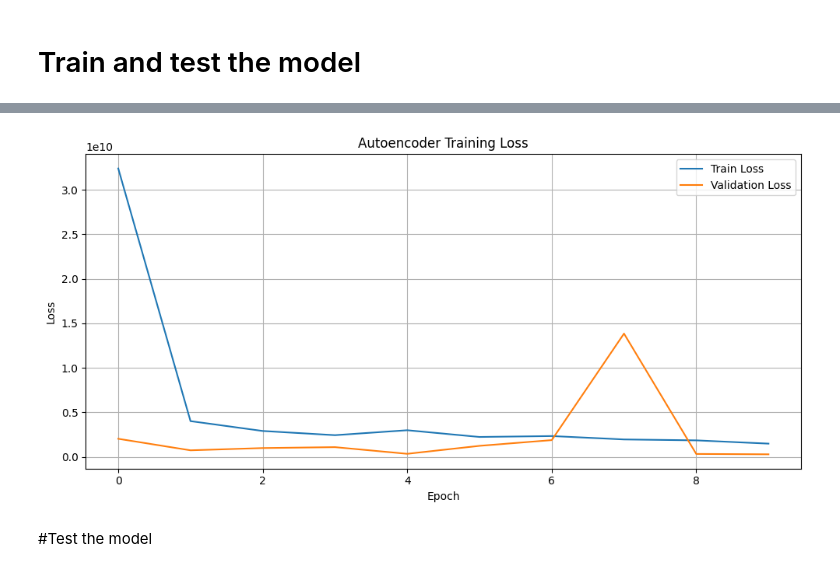
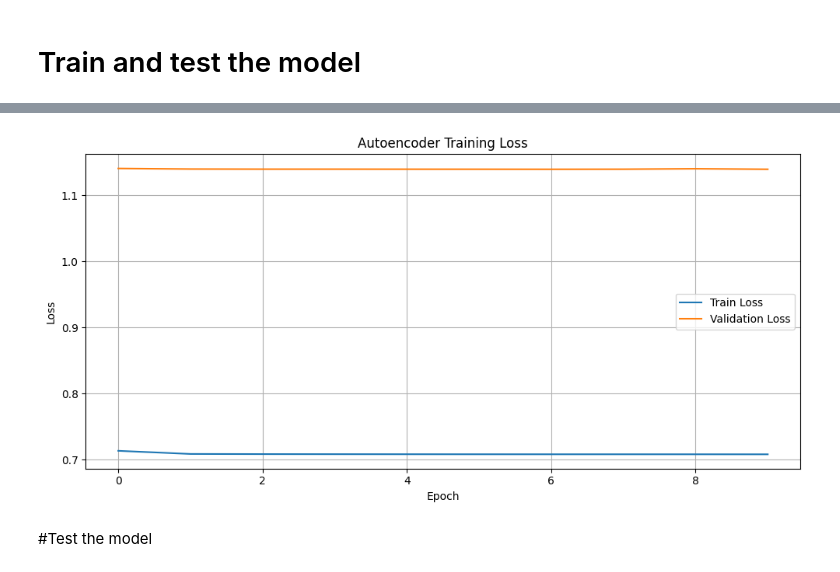
Before and after one commit to SianC7/LAIDS, a Jupyter notebook: Sian's_Autoencoder.ipynb, the cells around one changed output, grey strips where cells are left out. Saved outputs shown, nothing was run; the diff lists cells and outputs as text; code cells hidden in the pictures.

```diff
--- a/Sian's_Autoencoder.ipynb
+++ b/Sian's_Autoencoder.ipynb
@@ -115,12 +178,13 @@ X_test, y_test = shuffle(X_test, y_test, random_state=42)
 # %% [markdown]
 Normalise the data:
 # %%
-from sklearn.preprocessing import MinMaxScaler, RobustScaler
+from sklearn.preprocessing import MinMaxScaler, RobustScaler, StandardScaler
 import numpy as np
 
 # --- Normalize ---
 # Initialize the scaler
-scaler = RobustScaler()
+#scaler = RobustScaler()
+scaler = StandardScaler()
 
 # Apply the scaler
 X_train = scaler.fit_transform(X_train) # Standardise data features
@@ -131,8 +195,4 @@ X_test = scaler.transform(X_test)
 print(f"Shape of X_train after scaling: {X_train.shape}")
 print(f"Shape of X_val after scaling: {X_val.shape}")
 print(f"Shape of X_test after scaling: {X_test.shape}")
-
-# Check for NaNs or Infs in the scaled data
-print("NaN in X_train:", np.isnan(X_train).any())
-print("Inf in X_train:", np.isinf(X_train).any())
 # %% [output]
@@ -159,17 +245,18 @@ from tensorflow.keras.layers import Input, Dense
 import numpy as np # Import numpy
 
 # Determine the input dimension from the scaled training data
-input_dim = X_train.shape[1]
-print(f"Autoencoder input dimension: {input_dim}")
+autoencoder_input_dim = X_train.shape[1]
+print(f"Autoencoder input dimension: {autoencoder_input_dim}")
 
 autoencoder = Sequential([
-    Input(shape=(input_dim,)),
+    Input(shape=(autoencoder_input_dim,)),
     Dense(64, activation='relu'),                             # Encoder layer
     Dense(32, activation='relu'),                             # Encoder layer
-    Dense(16, activation='relu'),                             # Encoder bottleneck
+    Dense(16, activation='relu'),
+    #Dense(8, activation='relu'),                              # Encoder bottleneck
+    #Dense(16, activation='relu'),                             # Decoder layer
     Dense(32, activation='relu'),                             # Decoder layer
-    Dense(64, activation='relu'),                             # Decoder layer
-    Dense(input_dim, activation='linear')                    # Output layer (same size as input)
+    Dense(autoencoder_input_dim, activation='sigmoid')                    # Output layer (same size as input)
 ])
 
 autoencoder.compile(optimizer='adam', loss='mse')
@@ -180,17 +267,26 @@ Autoencoder input dimension: 52
 # %%
 import matplotlib.pyplot as plt
 import timeit
+from tensorflow.keras.callbacks import EarlyStopping
 
-# Start timing
+# --- Early-stopping --- #TESTING
+# https://medium.com/@piyushkashyap045/early-stopping-in-deep-learning-a-simple-guide-to-prevent-overfitting-1073f56b493e
+# Early-stopping is a regularisation technique that prevents overfitting by stopping the training process when the model’s performance on the validation dataset starts degrading
+# Stopping early reduces training time and computational costs
+
+early_stopping = EarlyStopping(monitor='val_loss', # Specify monitor='val_loss' to track the validation loss.
+                               patience=3, #the number of epochs to wait for an improvement
+                               restore_best_weights=True) # Revert the model to its state where it outputted the lowest validation loss
+
+# Train the model with early stopping
 start_time = timeit.default_timer()
-
-# Train the autoencoder
 history = autoencoder.fit(
-    X_train, X_train,  # Autoencoders use X_train as both input and target
+    X_train, X_train,
     epochs=10,
     batch_size=64,
-    validation_data=(X_val, X_val),  # Add validation data set
-    verbose=1 # Show a progress bar with real-time updates for each epoch
+    validation_data=(X_val, X_val),
+    callbacks=[early_stopping],
+    verbose=1
 )
 
 
@@ -198,7 +294,7 @@ history = autoencoder.fit(
 end_time = timeit.default_timer()
 print(f"Training time: {end_time - start_time:.2f} seconds")
 
-# Plot training and validation loss
+# Plot training and validation loss graph
 plt.figure(figsize=(10, 5))
 
 plt.plot(history.history['loss'], label='Train Loss')
@@ -231,3 +327,3 @@ Training time: 649.03 seconds
-[figure, old version]
+[figure, new version]
 # %% [markdown]
 #Test the model
```
Also changed, not shown: parts of 31 cells of this notebook.
